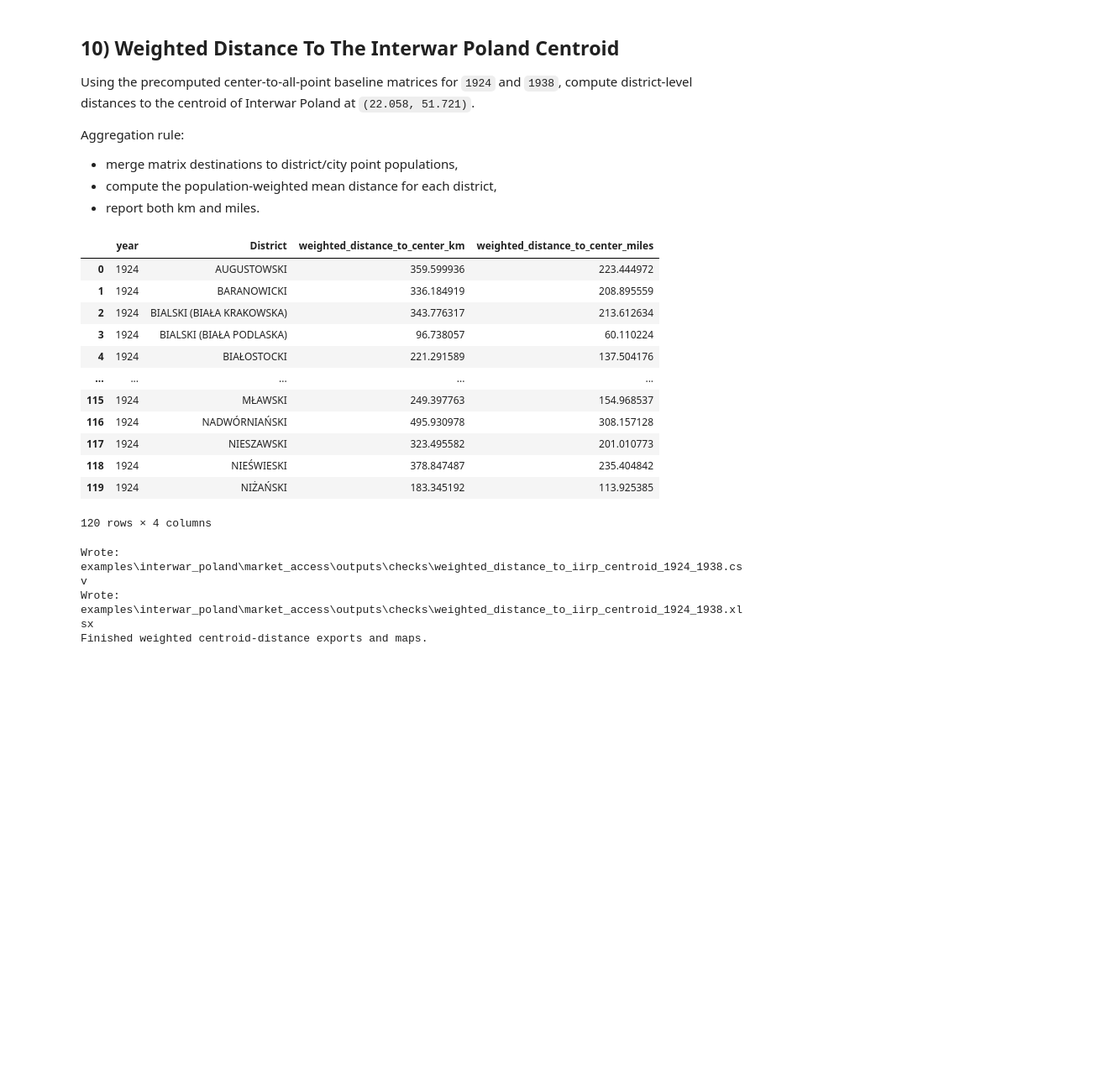
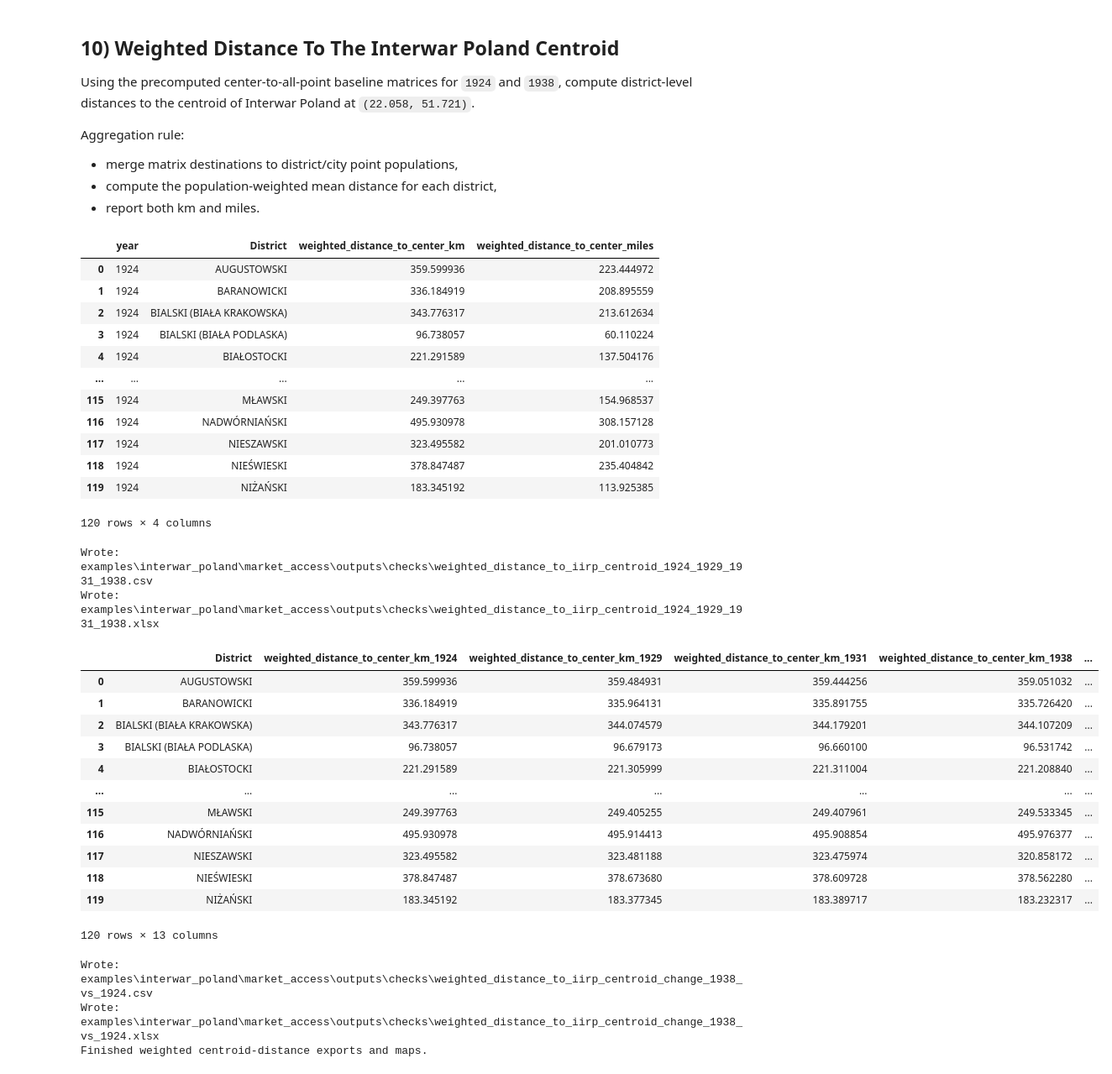
Before and after one commit to jjkiljanski/border_harmonization_toolkit, a Jupyter notebook: examples/interwar_poland/market_access/market_access_interwar_poland.ipynb, the cells around one changed output. Shown at 84% size. Cells and saved outputs as stored; diff of their text form; code cells hidden in the pictures; blank space fills up the shorter version.

Commit message:
Added computation of distance matrices to the center of Poland for 1929 and 1931 to the market access example. Added the computation outcomes.

```diff
--- a/examples/interwar_poland/market_access/market_access_interwar_poland.ipynb
+++ b/examples/interwar_poland/market_access/market_access_interwar_poland.ipynb
@@ -1397,11 +1397,14 @@ Aggregation rule:
 # %%
 CENTER_POINT_LON = 22.058
 CENTER_POINT_LAT = 51.721
-CENTER_DISTANCE_YEARS = [1924, 1938]
+CENTER_DISTANCE_YEARS = [1924, 1929, 1931, 1938]
+CENTER_DISTANCE_YEAR_LABEL = "_".join(str(year) for year in CENTER_DISTANCE_YEARS)
 
 weighted_center_distance_rows = []
 for year in CENTER_DISTANCE_YEARS:
     center_matrix_path = DIST_DIR / f"point_{CENTER_POINT_LON}_{CENTER_POINT_LAT}_to_all_{year}_baseline.csv"
+    if not center_matrix_path.exists():
+        raise FileNotFoundError(f"Missing centroid distance matrix for {year}: {center_matrix_path}")
     center_dm = pd.read_csv(center_matrix_path)
     point_pop, _ = build_point_population(year, city_keep, rural_keep)
 
@@ -1426,11 +1429,11 @@ display(weighted_distance_to_iirp_centroid.sort_values(["year", "District"]).hea
 weighted_center_out_dir = OUT_DIR / "checks"
 weighted_center_out_dir.mkdir(parents=True, exist_ok=True)
 
-weighted_center_csv = weighted_center_out_dir / "weighted_distance_to_iirp_centroid_1924_1938.csv"
+weighted_center_csv = weighted_center_out_dir / f"weighted_distance_to_iirp_centroid_{CENTER_DISTANCE_YEAR_LABEL}.csv"
 weighted_distance_to_iirp_centroid.to_csv(weighted_center_csv, index=False)
 print("Wrote:", weighted_center_csv)
 
-weighted_center_xlsx = weighted_center_out_dir / "weighted_distance_to_iirp_centroid_1924_1938.xlsx"
+weighted_center_xlsx = weighted_center_out_dir / f"weighted_distance_to_iirp_centroid_{CENTER_DISTANCE_YEAR_LABEL}.xlsx"
 try:
     weighted_distance_to_iirp_centroid.to_excel(weighted_center_xlsx, index=False)
     print("Wrote:", weighted_center_xlsx)
@@ -1492,36 +1495,51 @@ save_annual_maps(
     ADM_STATE_DATE,
     d_city_mapping,
 )
 save_proportional_change_map_between_years(
     weighted_center_maps,
     "baseline",
     "weighted_distance_to_center_km",
     1924,
     1938,
     "RdBu",
     PLOTS_DIR / "iirp_centroid_distance",
     adm_history_plotter,
     ADM_STATE_DATE,
     d_city_mapping,
 )
 print("Finished weighted centroid-distance exports and maps.")
 # %% [output]
 |  | year | District | weighted_distance_to_center_km | weighted_distance_to_center_miles |
 | 0 | 1924 | AUGUSTOWSKI | 359.599936 | 223.444972 |
 | 1 | 1924 | BARANOWICKI | 336.184919 | 208.895559 |
 | 2 | 1924 | BIALSKI (BIAŁA KRAKOWSKA) | 343.776317 | 213.612634 |
 | 3 | 1924 | BIALSKI (BIAŁA PODLASKA) | 96.738057 | 60.110224 |
 | 4 | 1924 | BIAŁOSTOCKI | 221.291589 | 137.504176 |
 | ... | ... | ... | ... | ... |
 | 115 | 1924 | MŁAWSKI | 249.397763 | 154.968537 |
 | 116 | 1924 | NADWÓRNIAŃSKI | 495.930978 | 308.157128 |
 | 117 | 1924 | NIESZAWSKI | 323.495582 | 201.010773 |
 | 118 | 1924 | NIEŚWIESKI | 378.847487 | 235.404842 |
 | 119 | 1924 | NIŻAŃSKI | 183.345192 | 113.925385 |
 120 rows × 4 columns
-Wrote: examples\interwar_poland\market_access\outputs\checks\weighted_distance_to_iirp_centroid_1924_1938.csv
-Wrote: examples\interwar_poland\market_access\outputs\checks\weighted_distance_to_iirp_centroid_1924_1938.xlsx
-Finished weighted centroid-distance exports and maps.
+Wrote: examples\interwar_poland\market_access\outputs\checks\weighted_distance_to_iirp_centroid_1924_1929_1931_1938.csv
+Wrote: examples\interwar_poland\market_access\outputs\checks\weighted_distance_to_iirp_centroid_1924_1929_1931_1938.xlsx
+|  | District | weighted_distance_to_center_km_1924 | weighted_distance_to_center_km_1929 | weighted_distance_to_center_km_1931 | weighted_distance_to_center_km_1938 | ... |
+| 0 | AUGUSTOWSKI | 359.599936 | 359.484931 | 359.444256 | 359.051032 | ... |
+| 1 | BARANOWICKI | 336.184919 | 335.964131 | 335.891755 | 335.726420 | ... |
+| 2 | BIALSKI (BIAŁA KRAKOWSKA) | 343.776317 | 344.074579 | 344.179201 | 344.107209 | ... |
+| 3 | BIALSKI (BIAŁA PODLASKA) | 96.738057 | 96.679173 | 96.660100 | 96.531742 | ... |
+| 4 | BIAŁOSTOCKI | 221.291589 | 221.305999 | 221.311004 | 221.208840 | ... |
+| ... | ... | ... | ... | ... | ... | ... |
+| 115 | MŁAWSKI | 249.397763 | 249.405255 | 249.407961 | 249.533345 | ... |
+| 116 | NADWÓRNIAŃSKI | 495.930978 | 495.914413 | 495.908854 | 495.976377 | ... |
+| 117 | NIESZAWSKI | 323.495582 | 323.481188 | 323.475974 | 320.858172 | ... |
+| 118 | NIEŚWIESKI | 378.847487 | 378.673680 | 378.609728 | 378.562280 | ... |
+| 119 | NIŻAŃSKI | 183.345192 | 183.377345 | 183.389717 | 183.232317 | ... |
+120 rows × 13 columns
+Wrote: examples\interwar_poland\market_access\outputs\checks\weighted_distance_to_iirp_centroid_change_1938_vs_1924.csv
+Wrote: examples\interwar_poland\market_access\outputs\checks\weighted_distance_to_iirp_centroid_change_1938_vs_1924.xlsx
+Finished weighted centroid-distance exports and maps.
 # %% [markdown]
 ## 11) Straight-Line Distance From District Centroids To The Interwar Poland Centroid
 
```
Also changed, not shown: parts of 1 cell of this notebook, 10 other files.
